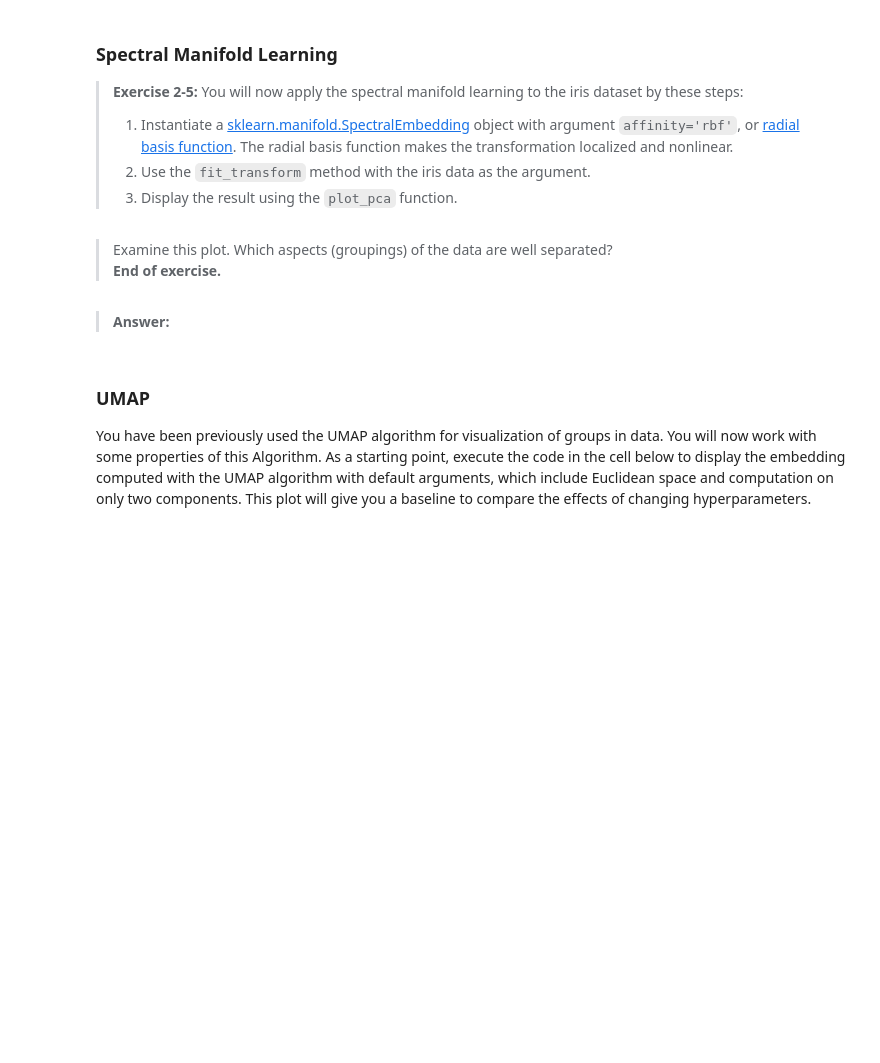
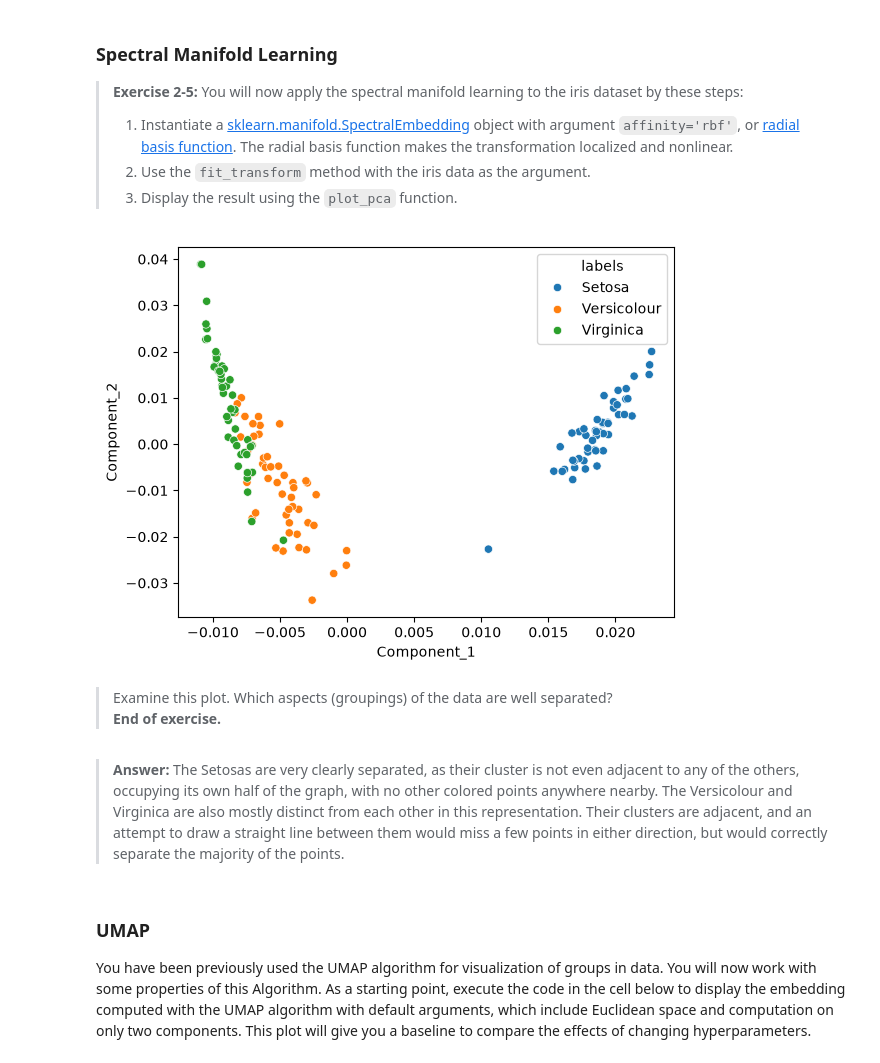
Before and after one commit to jonahneu/CSCI-E-108, a Jupyter notebook: notebooks/02_DimensionalityReduction.ipynb, the cells around one changed output. Cells and saved outputs as stored; diff of their text form; code cells hidden in the pictures; blank space fills up the shorter version.

```diff
--- a/notebooks/02_DimensionalityReduction.ipynb
+++ b/notebooks/02_DimensionalityReduction.ipynb
@@ -465,14 +465,16 @@ The Scikit-Learn package contains a large number of linear and nonlinear [manifo
 > 3. Display the result using the `plot_pca` function.
 # %%
 ## Put your code below
-
+iris_spectral = SpectralEmbedding(affinity="rbf").fit_transform(iris_data)
 
 pca_projected = plot_pca(iris_spectral, species)
+# %% [output]
+[figure, added]
 # %% [markdown]
 > Examine this plot. Which aspects (groupings) of the data are well separated?
 > **End of exercise.**
 # %% [markdown]
-> **Answer:**
+> **Answer:**     The Setosas are very clearly separated, as their cluster is not even adjacent to any of the others, occupying its own half of the graph, with no other colored points anywhere nearby. The Versicolour and Virginica are also mostly distinct from each other in this representation. Their clusters are adjacent, and an attempt to draw a straight line between them would miss a few points in either direction, but would correctly separate the majority of the points.
 # %% [markdown]
 ### UMAP
 
```
Also changed, not shown: parts of 11 cells of this notebook.
